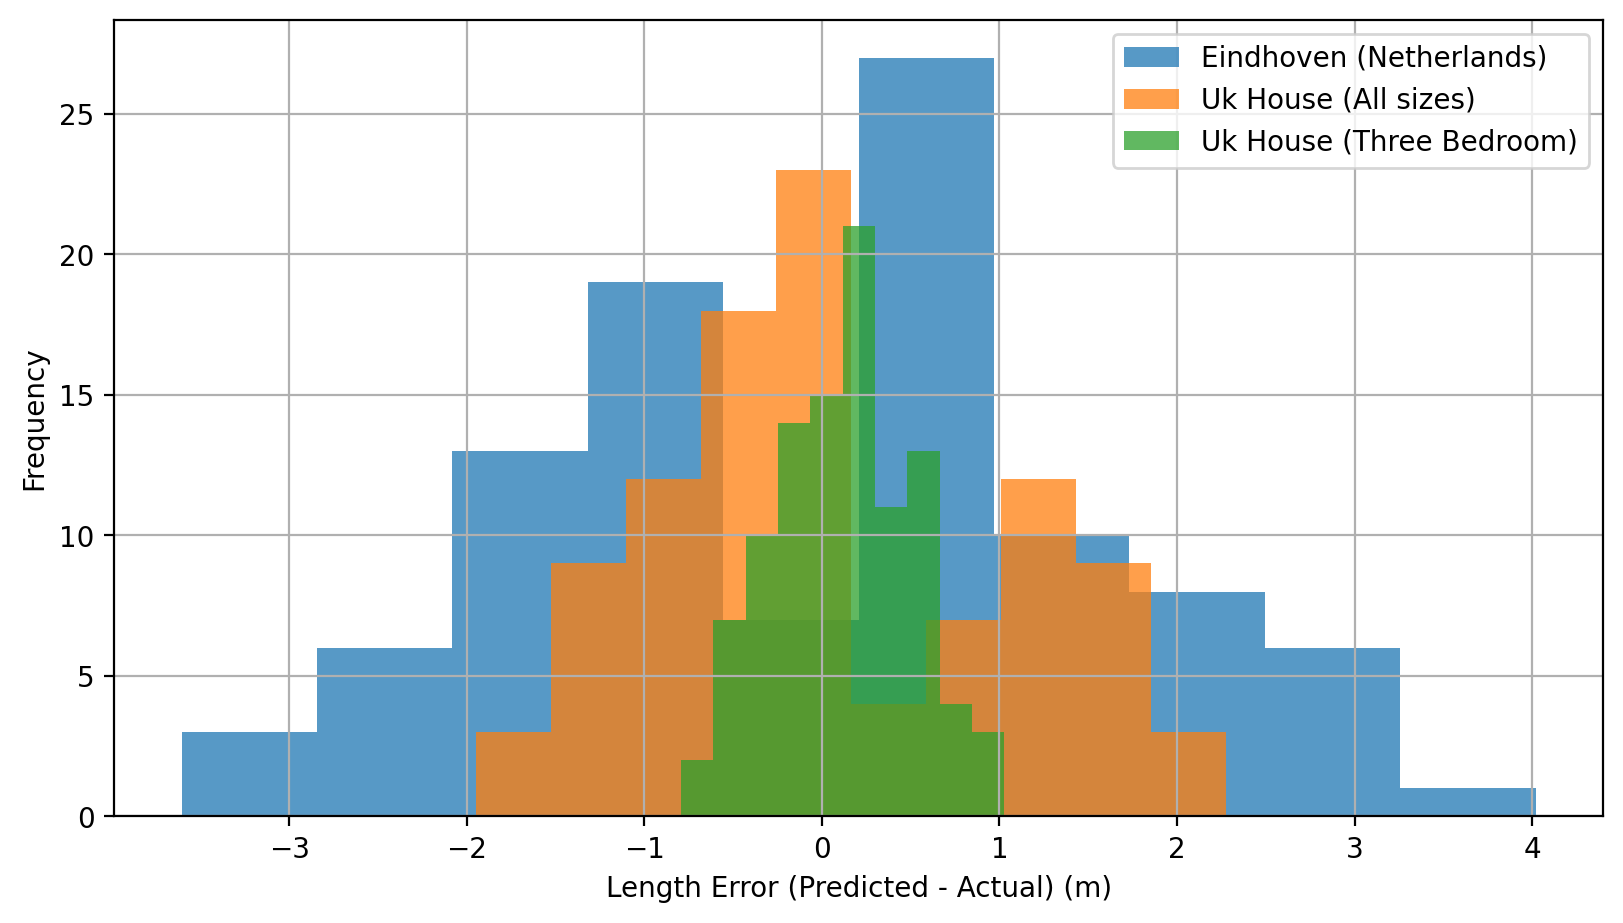
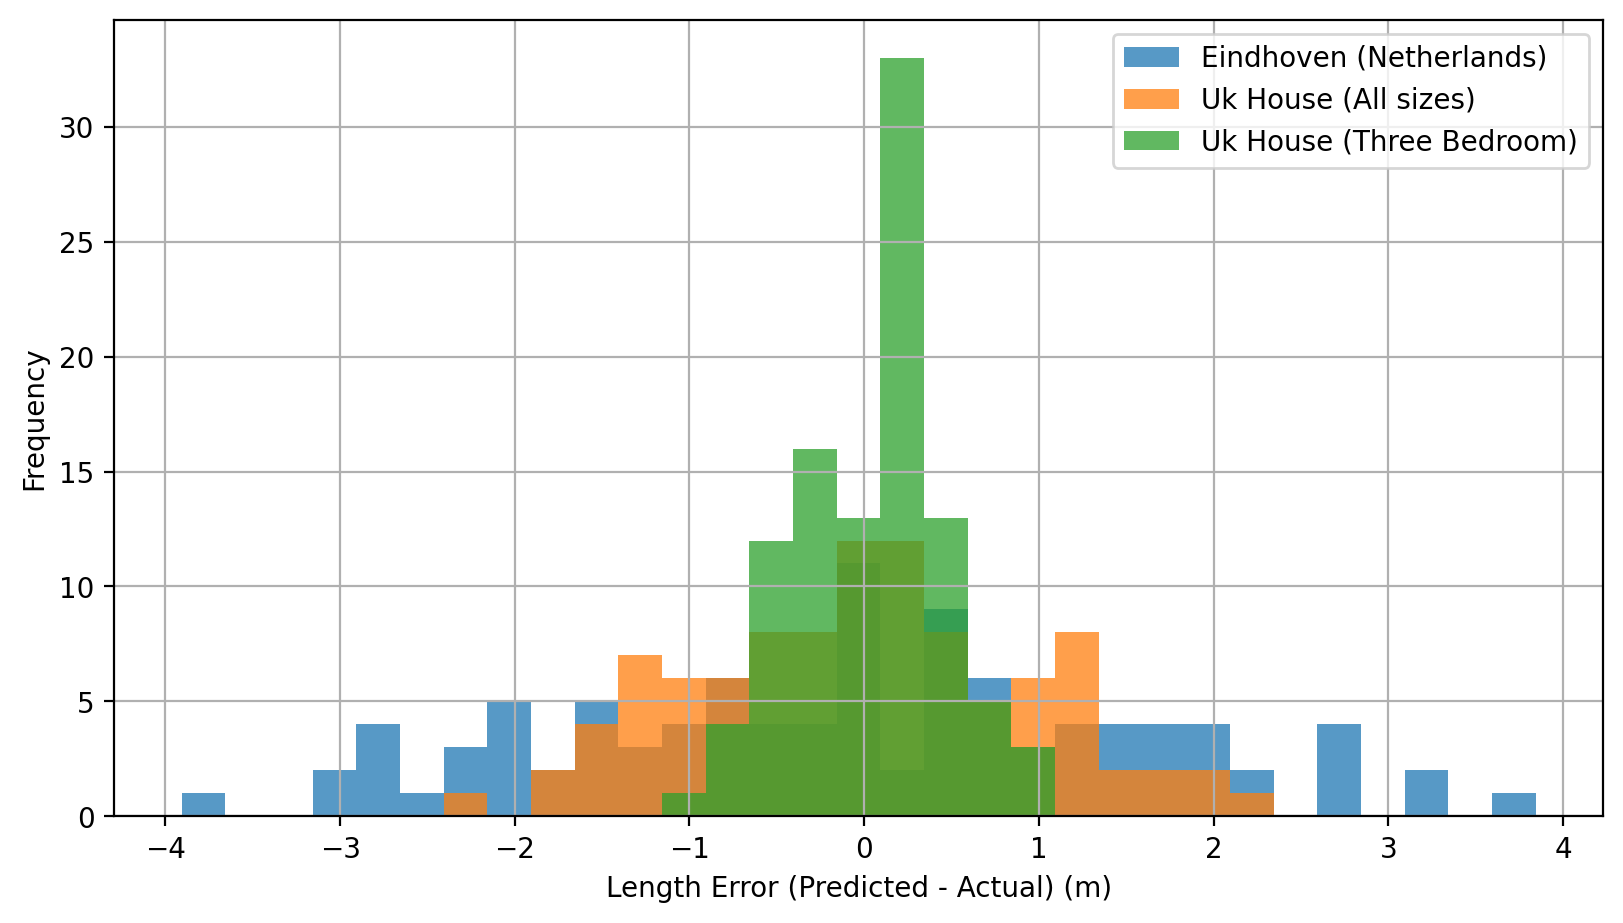
The change to this notebook cell's code, shown as a diff; its figure went from the first image to the second:
--- before
+++ after
@@ -3,7 +3,10 @@
 fig, ax = plt.subplots(figsize=(8, 4.5), dpi=200, layout='constrained')
 
+bin_width = 0.25
+bins = np.arange(errors.min(), errors.max() + bin_width, bin_width)
+
 # loop through error array rows corresponding to different distributions 
 for row, label in zip(errors, labels):
-    ax.hist(row, bins=10, label=label, alpha=0.75)
+    ax.hist(row, bins=bins, label=label, alpha=0.75)
 
 ax.set_xlabel('Length Error (Predicted - Actual) (m)')

Commit: Final one house code